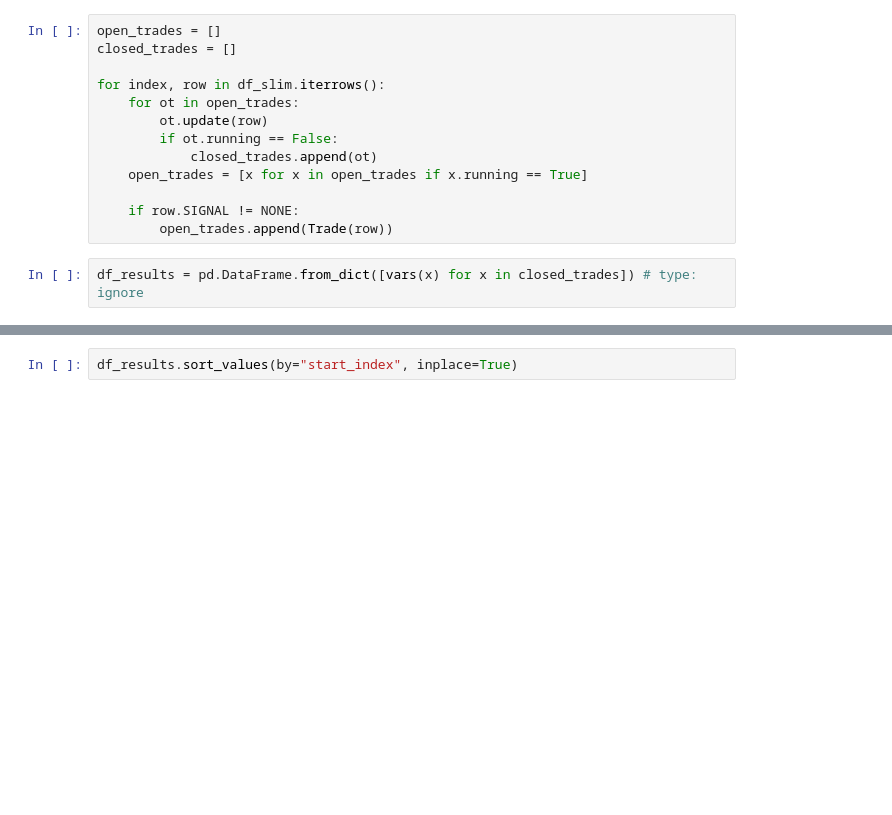
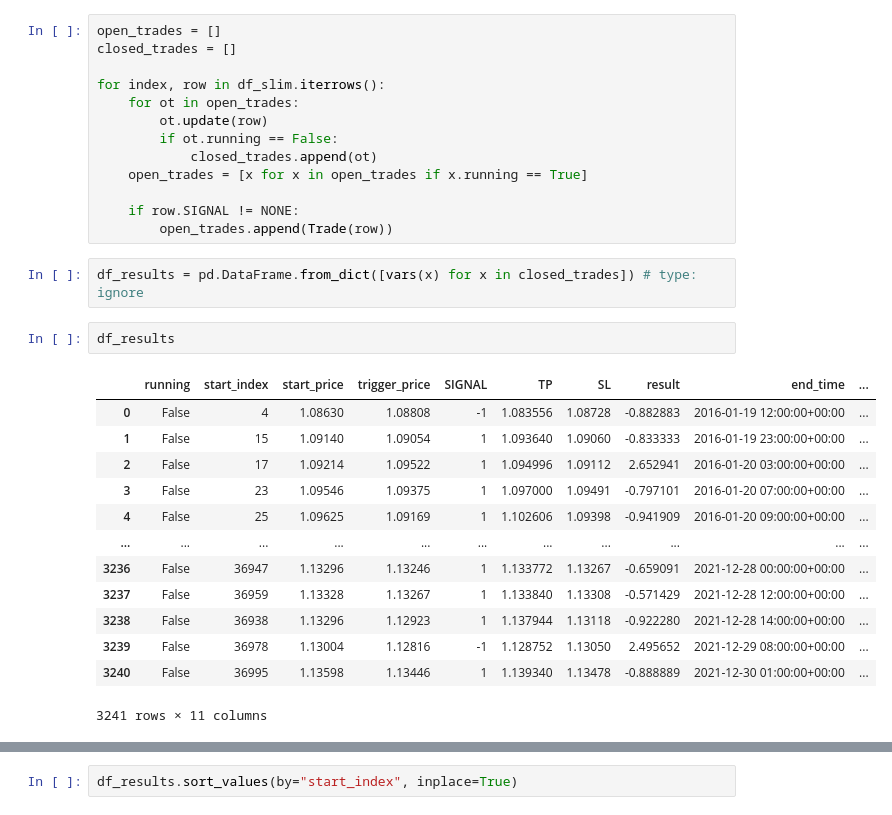
Before and after one commit to tjreese90/TraderDan, a Jupyter notebook: exploration/Guru_1_EMA200_RSI_OVER_50.ipynb, the cells around one changed output, grey strips where cells are left out. Cells and saved outputs as stored; diff of their text form; blank space fills up the shorter version.

```diff
--- a/exploration/Guru_1_EMA200_RSI_OVER_50.ipynb
+++ b/exploration/Guru_1_EMA200_RSI_OVER_50.ipynb
@@ -154,6 +208,22 @@ for index, row in df_slim.iterrows():
         open_trades.append(Trade(row))
 # %%
 df_results = pd.DataFrame.from_dict([vars(x) for x in closed_trades]) # type: ignore
+# %%
+df_results
+# %% [output]
+|  | running | start_index | start_price | trigger_price | SIGNAL | TP | SL | result | end_time | ... |
+| 0 | False | 4 | 1.08630 | 1.08808 | -1 | 1.083556 | 1.08728 | -0.882883 | 2016-01-19 12:00:00+00:00 | ... |
+| 1 | False | 15 | 1.09140 | 1.09054 | 1 | 1.093640 | 1.09060 | -0.833333 | 2016-01-19 23:00:00+00:00 | ... |
+| 2 | False | 17 | 1.09214 | 1.09522 | 1 | 1.094996 | 1.09112 | 2.652941 | 2016-01-20 03:00:00+00:00 | ... |
+| 3 | False | 23 | 1.09546 | 1.09375 | 1 | 1.097000 | 1.09491 | -0.797101 | 2016-01-20 07:00:00+00:00 | ... |
+| 4 | False | 25 | 1.09625 | 1.09169 | 1 | 1.102606 | 1.09398 | -0.941909 | 2016-01-20 09:00:00+00:00 | ... |
+| ... | ... | ... | ... | ... | ... | ... | ... | ... | ... | ... |
+| 3236 | False | 36947 | 1.13296 | 1.13246 | 1 | 1.133772 | 1.13267 | -0.659091 | 2021-12-28 00:00:00+00:00 | ... |
+| 3237 | False | 36959 | 1.13328 | 1.13267 | 1 | 1.133840 | 1.13308 | -0.571429 | 2021-12-28 12:00:00+00:00 | ... |
+| 3238 | False | 36938 | 1.13296 | 1.12923 | 1 | 1.137944 | 1.13118 | -0.922280 | 2021-12-28 14:00:00+00:00 | ... |
+| 3239 | False | 36978 | 1.13004 | 1.12816 | -1 | 1.128752 | 1.13050 | 2.495652 | 2021-12-29 08:00:00+00:00 | ... |
+| 3240 | False | 36995 | 1.13598 | 1.13446 | 1 | 1.139340 | 1.13478 | -0.888889 | 2021-12-30 01:00:00+00:00 | ... |
+3241 rows × 11 columns
 # %%
 df_results.result.sum()
 # %% [output]
```
Also changed, not shown: parts of 21 cells of this notebook, 11 other files.
